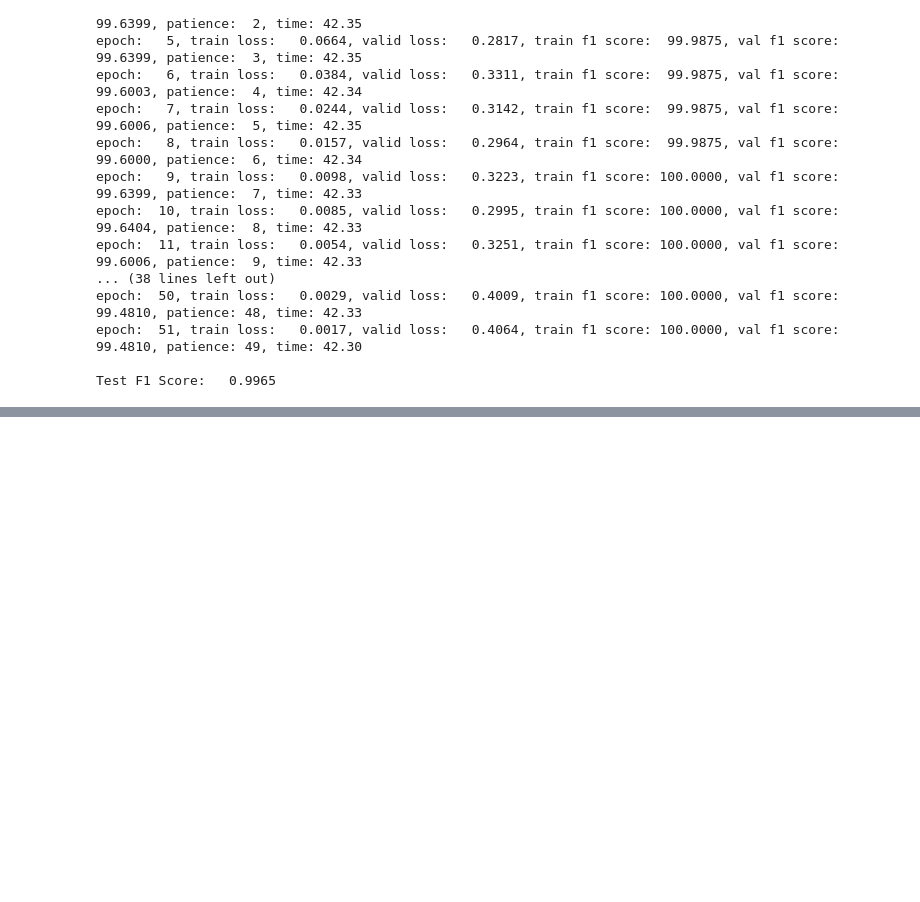
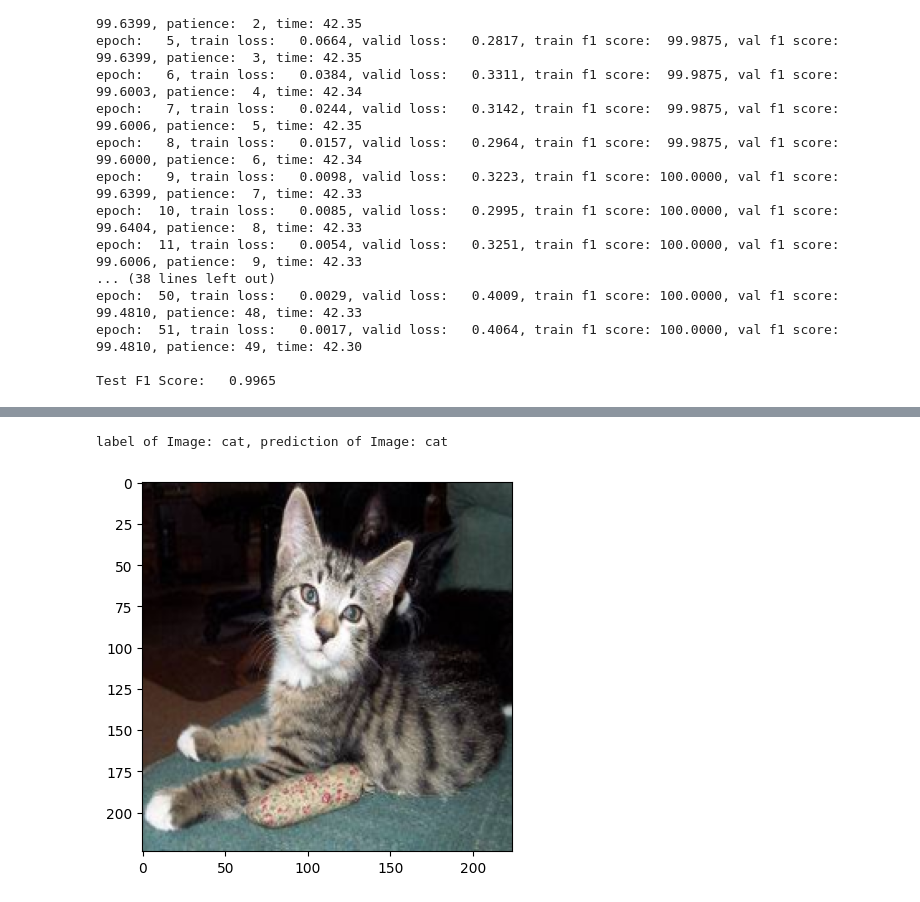
Before and after one commit to kal6868/study, a Jupyter notebook: XAI/ResNet_XAI.ipynb, the cells around one changed output, grey strips where cells are left out. Cells and saved outputs as stored; diff of their text form; code cells hidden in the pictures; blank space fills up the shorter version.

```diff
--- a/XAI/ResNet_XAI.ipynb
+++ b/XAI/ResNet_XAI.ipynb
@@ -279,0 +374,7 @@ with open('/kaggle/working/test_dataloader.pickle', 'wb') as f:
+# %%
+number = 194
+plt.imshow(test_img[number])
+print_label(number)
+# %% [output]
+label of Image: cat, prediction of Image: cat
+[figure, added]
```
Also changed, not shown: parts of 14 cells of this notebook.
